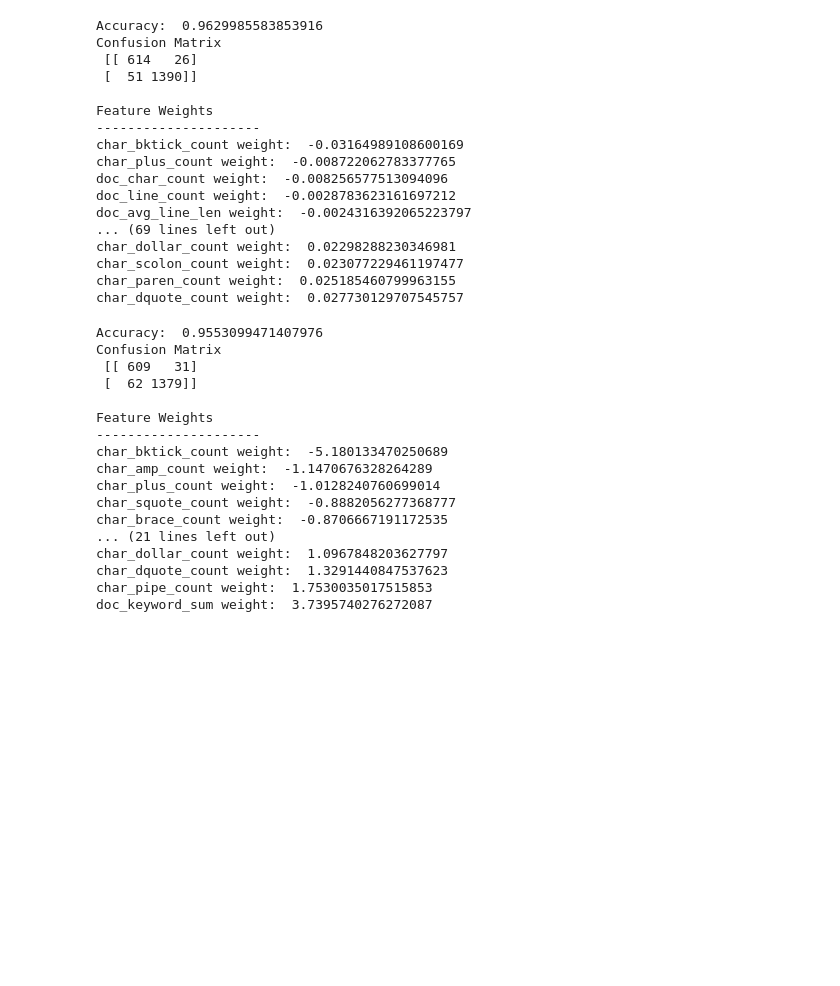
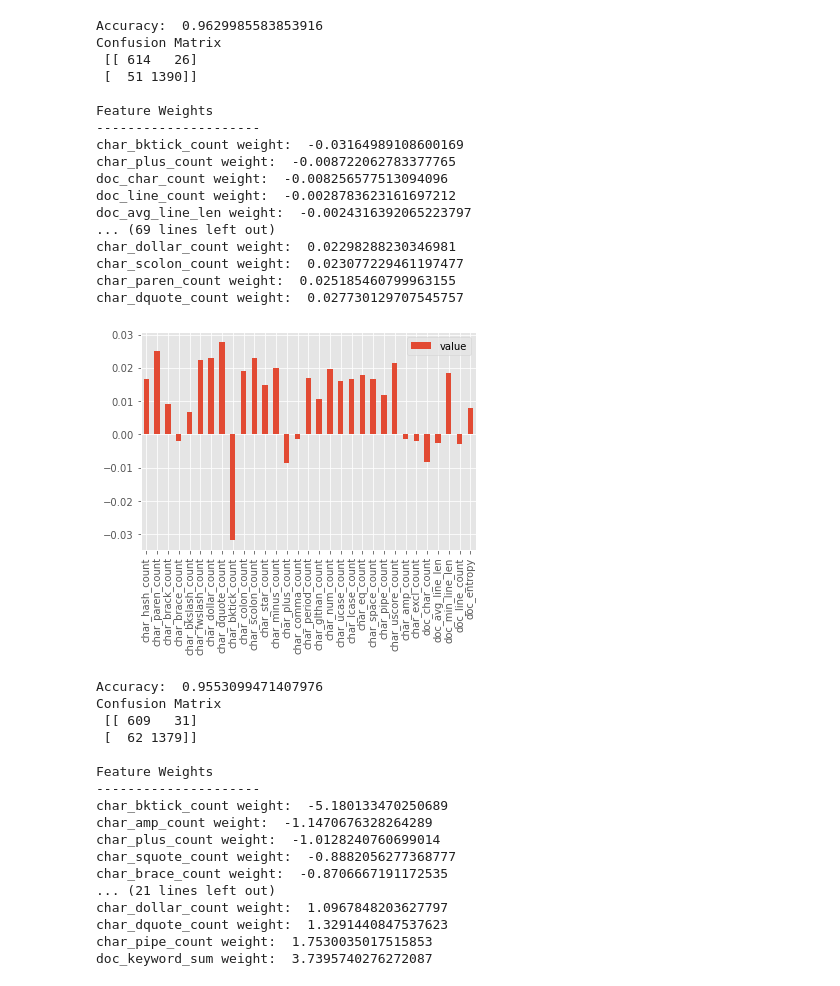
Before and after one commit to bx-lr/ps_obf_ml, a Jupyter notebook: labs/mini_lab1_v01.ipynb, the cells around one changed output. Cells and saved outputs as stored; diff of their text form; code cells hidden in the pictures; blank space fills up the shorter version.

Commit message:
Add charts for weighted Features

```diff
--- a/labs/mini_lab1_v01.ipynb
+++ b/labs/mini_lab1_v01.ipynb
@@ -17,6 +17,9 @@ import pandas as pd
 from sklearn import metrics as mt
 from sklearn.linear_model import LogisticRegression
 from sklearn.model_selection import train_test_split
+from matplotlib import pyplot as plt
+%matplotlib inline
+plt.style.use('ggplot')
 # %%
 # Read in data
 
@@ -115,6 +118,18 @@ char_dollar_count weight:  0.02298288230346981
 char_scolon_count weight:  0.023077229461197477
 char_paren_count weight:  0.025185460799963155
 char_dquote_count weight:  0.027730129707545757
+# %%
+# Graphical display of weights
+raw_logreg_weights = pd.DataFrame(log_reg_raw.coef_[0], columns=['value'], index=raw_train.iloc[:, 1:].columns)
+
+# Since there are so many features with wieghts that are almost exactly zero, we will only
+# display those that have a weight greater than .001
+raw_logreg_weights = raw_logreg_weights.loc[(raw_logreg_weights["value"] >= .001) | (raw_logreg_weights["value"] <= -.001)]
+
+raw_logreg_weights.plot(kind='bar')
+plt.show()
+# %% [output]
+[figure, added]
 # %%
 # Logistic Regression Model for Transformed Data
 
```
Also changed, not shown: parts of 1 cell of this notebook.
